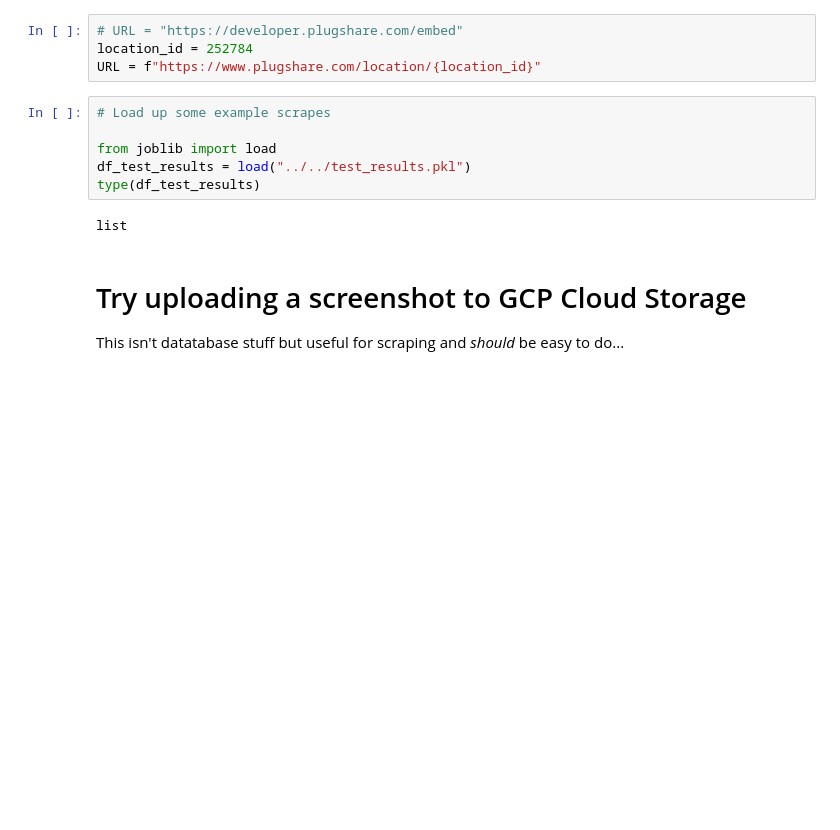
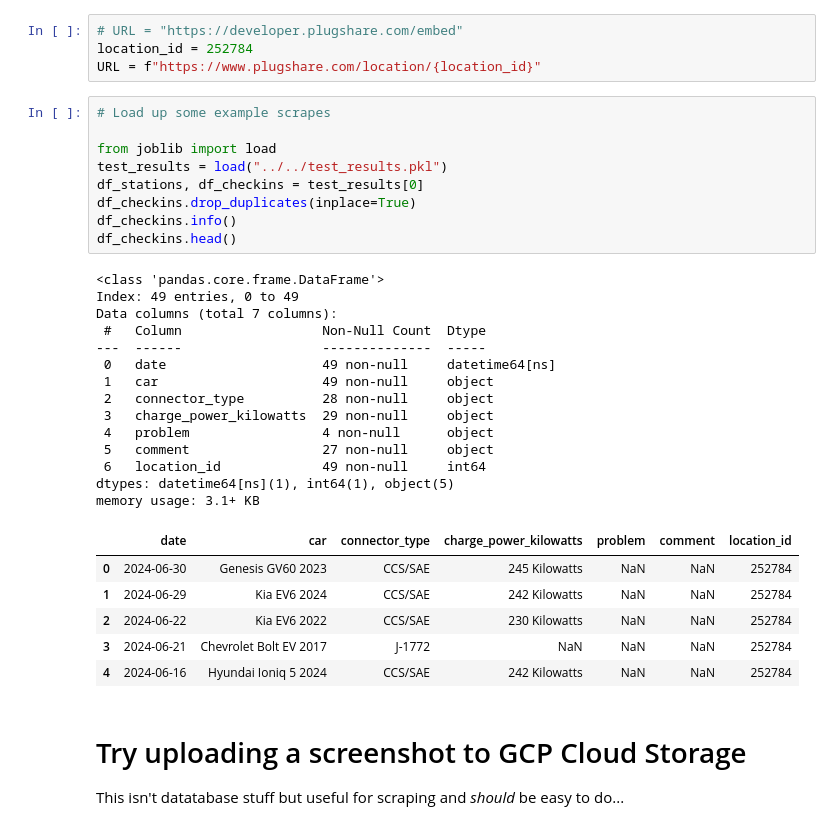
Before and after one commit to emigre459/evlens, a Jupyter notebook: notebooks/exploratory/0.3-DWRM-GCloud.ipynb, the cells around one changed output. Cells and saved outputs as stored; diff of their text form; blank space fills up the shorter version.

```diff
--- a/notebooks/exploratory/0.3-DWRM-GCloud.ipynb
+++ b/notebooks/exploratory/0.3-DWRM-GCloud.ipynb
@@ -39,14 +40,36 @@ logger.info("TEST!")
 # URL = "https://developer.plugshare.com/embed"
 location_id = 252784
 URL = f"https://www.plugshare.com/location/{location_id}"
-# %%
-# Load up some example scrapes
-
-from joblib import load
-df_test_results = load("../../test_results.pkl")
-type(df_test_results)
-# %% [output]
-list
+# %%
+# Load up some example scrapes
+
+from joblib import load
+test_results = load("../../test_results.pkl")
+df_stations, df_checkins = test_results[0]
+df_checkins.drop_duplicates(inplace=True)
+df_checkins.info()
+df_checkins.head()
+# %% [output]
+<class 'pandas.core.frame.DataFrame'>
+Index: 49 entries, 0 to 49
+Data columns (total 7 columns):
+ #   Column                  Non-Null Count  Dtype
+---  ------                  --------------  -----
+ 0   date                    49 non-null     datetime64[ns]
+ 1   car                     49 non-null     object
+ 2   connector_type          28 non-null     object
+ 3   charge_power_kilowatts  29 non-null     object
+ 4   problem                 4 non-null      object
+ 5   comment                 27 non-null     object
+ 6   location_id             49 non-null     int64
+dtypes: datetime64[ns](1), int64(1), object(5)
+memory usage: 3.1+ KB
+|  | date | car | connector_type | charge_power_kilowatts | problem | comment | location_id |
+| 0 | 2024-06-30 | Genesis GV60 2023 | CCS/SAE | 245 Kilowatts | NaN | NaN | 252784 |
+| 1 | 2024-06-29 | Kia EV6 2024 | CCS/SAE | 242 Kilowatts | NaN | NaN | 252784 |
+| 2 | 2024-06-22 | Kia EV6 2022 | CCS/SAE | 230 Kilowatts | NaN | NaN | 252784 |
+| 3 | 2024-06-21 | Chevrolet Bolt EV 2017 | J-1772 | NaN | NaN | NaN | 252784 |
+| 4 | 2024-06-16 | Hyundai Ioniq 5 2024 | CCS/SAE | 242 Kilowatts | NaN | NaN | 252784 |
 # %% [markdown]
 # Try uploading a screenshot to GCP Cloud Storage
 
```
Also changed, not shown: parts of 11 cells of this notebook, 2 other files.
